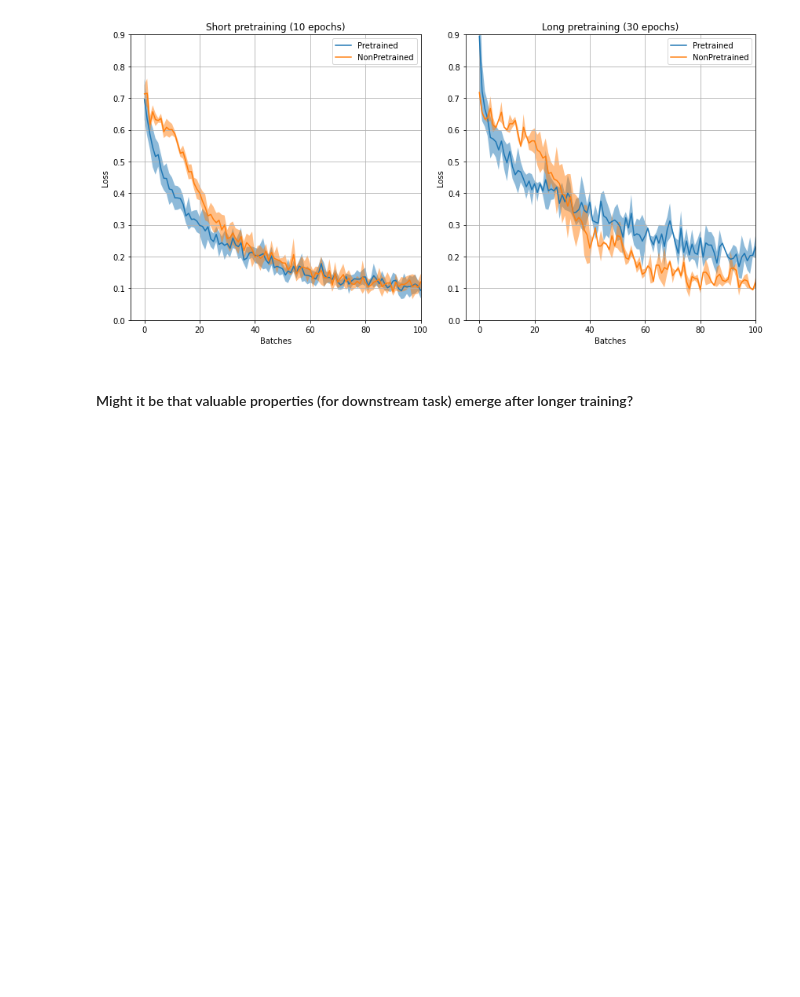
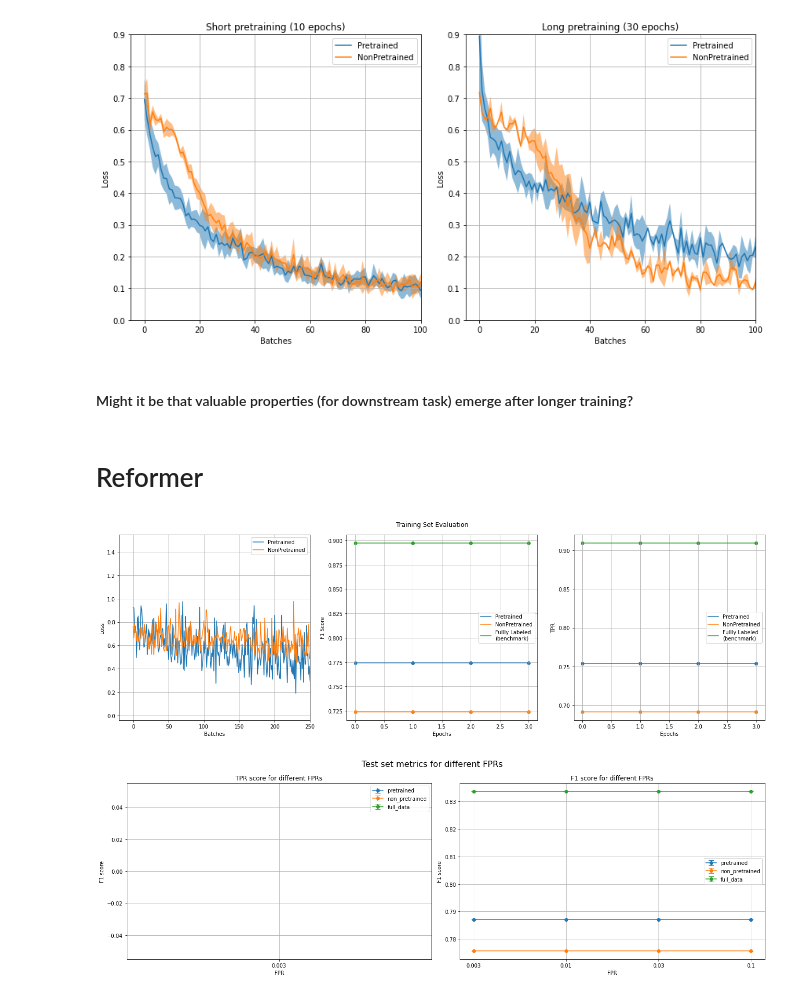
Before and after one commit to dtrizna/nebula, a Jupyter notebook: _speakeasyMaskedLanguageModelingResults.ipynb, the cells around one changed output. Cells and saved outputs as stored; diff of their text form; code cells hidden in the pictures; blank space fills up the shorter version.

```diff
--- a/_speakeasyMaskedLanguageModelingResults.ipynb
+++ b/_speakeasyMaskedLanguageModelingResults.ipynb
@@ -227,3 +227,15 @@ fig.savefig(os.path.join(outPlotDir, f"_shortVsLongPretrainingLosses.png"), dpi=
 [figure]
 # %% [markdown]
 #### Might it be that valuable properties (for downstream task) emerge after longer training?
+# %% [markdown]
+# Reformer
+# %%
+# supress RuntimeWarning
+import warnings
+warnings.filterwarnings("ignore", category=RuntimeWarning)
+
+runFolder = r"evaluation\MaskedLanguageModeling\Reformer_unlabeledDataSize_0.9_preTrain_3_downStream_2_nSplits_2_1673278712"
+getMainStats(runFolder, lossXlim=(-20, 250))
+# %% [output]
+[figure, added]
+[figure, added]
```
Also changed, not shown: parts of 1 cell of this notebook, 7 other files.
